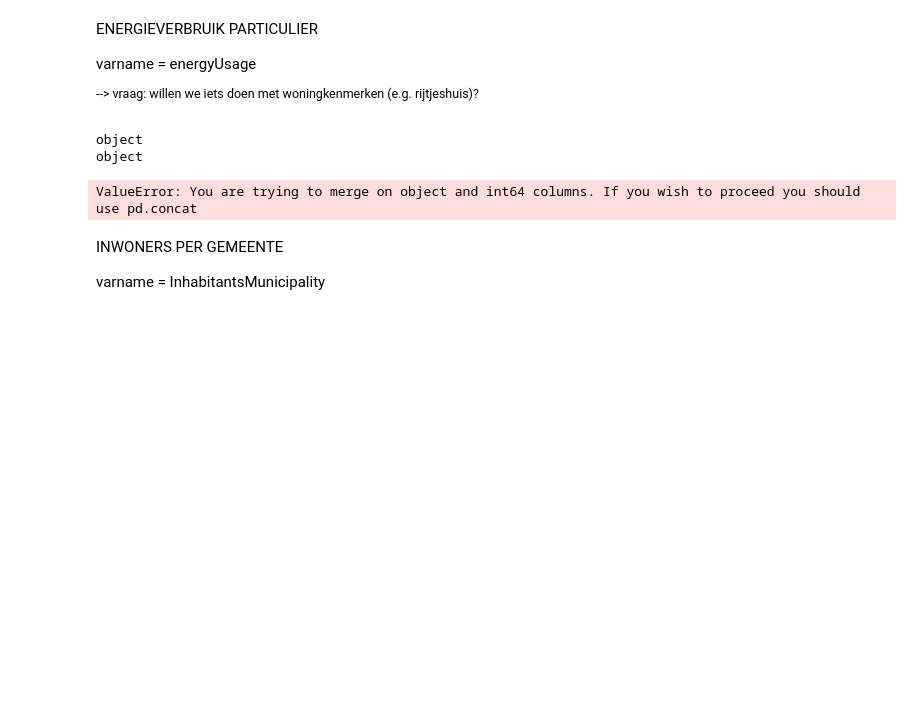
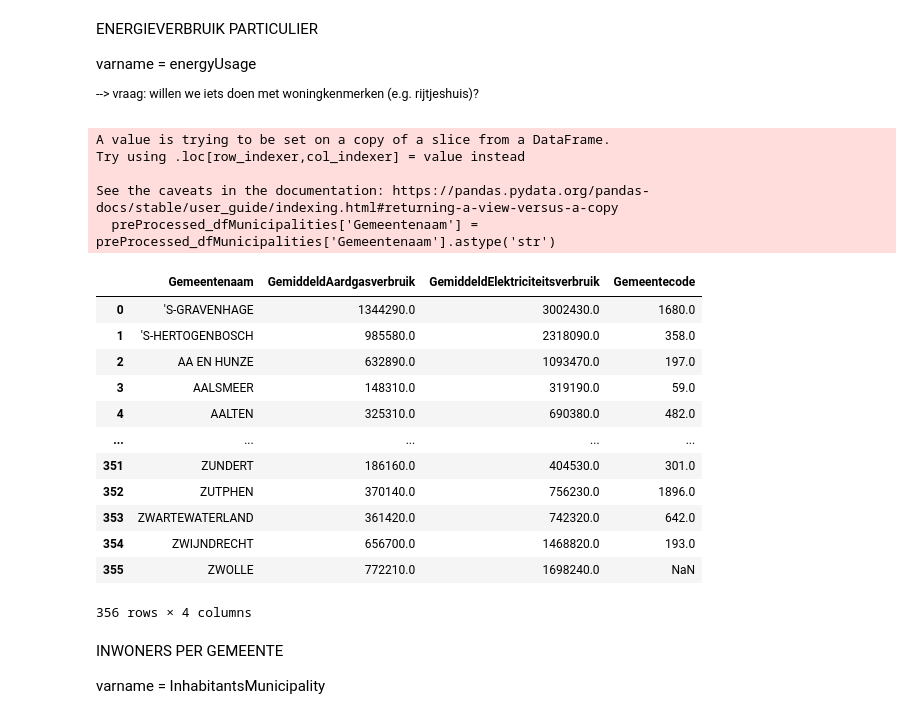
Before and after one commit to lucasnijder/2AMD20-group19, a Jupyter notebook: preprocessing.ipynb, the cells around one changed output. Cells and saved outputs as stored; diff of their text form; code cells hidden in the pictures; blank space fills up the shorter version.

Commit message:
visualised EnergyUsage

```diff
--- a/preprocessing.ipynb
+++ b/preprocessing.ipynb
@@ -124,34 +124,49 @@ varname = energyUsage
 # %%
 urlEnergyUsage = "https://raw.githubusercontent.com/lucasnijder/2AMD20-group19/main/1_source_data/energieverbruik%20particuliere%20woniningen%20-%2084837NED_UntypedDataSet_21052022_135719.csv"
 dfEnergyUsage = pd.read_csv(urlEnergyUsage, header=0, encoding= "unicode_escape", sep =";")
 
 columnRenaming_energyUsage = {"Gemeentenaam_1":'Gemeentenaam',
                         "GemiddeldAardgasverbruik_4":"GemiddeldAardgasverbruik",
                         "GemiddeldElektriciteitsverbruik_5":"GemiddeldElektriciteitsverbruik"}
 columnsNecessary_energyUsage = ["Gemeentenaam", "GemiddeldAardgasverbruik","GemiddeldElektriciteitsverbruik"]
 
 preProcessed_dfEnergyUsage = dfEnergyUsage.rename(columnRenaming_energyUsage, axis=1)
 preProcessed_dfEnergyUsage = preProcessed_dfEnergyUsage[columnsNecessary_energyUsage]
 
 preProcessed_dfEnergyUsage["GemiddeldAardgasverbruik"] = pd.to_numeric(preProcessed_dfEnergyUsage["GemiddeldAardgasverbruik"], errors="coerce")
 preProcessed_dfEnergyUsage["GemiddeldElektriciteitsverbruik"] = pd.to_numeric(preProcessed_dfEnergyUsage["GemiddeldElektriciteitsverbruik"], errors="coerce")
 
 grouped_preProcessed_dfEnergyUsage = preProcessed_dfEnergyUsage.groupby(["Gemeentenaam"])[["GemiddeldAardgasverbruik","GemiddeldElektriciteitsverbruik"]].sum().reset_index()
 grouped_preProcessed_dfEnergyUsage['Gemeentenaam'] = grouped_preProcessed_dfEnergyUsage['Gemeentenaam'].str.strip().str.upper()
 
 # join with Municipalities to add the Gemeentecode
+preProcessed_dfMunicipalities['Gemeentenaam'] = preProcessed_dfMunicipalities['Gemeentenaam'].astype('str')
+grouped_preProcessed_dfEnergyUsage['Gemeentenaam'] = grouped_preProcessed_dfEnergyUsage['Gemeentenaam'].astype('str')
 
-print(preProcessed_dfMunicipalities['Gemeentenaam'].dtype)
-print(grouped_preProcessed_dfEnergyUsage['Gemeentenaam'].dtype)
-
-Joinedgrouped_preProcessed_dfEnergyUsage = grouped_preProcessed_dfEnergyUsage.join(preProcessed_dfMunicipalities, on='Gemeentenaam', how='left')
-
-#Joinedgrouped_preProcessed_dfEnergyUsage.to_csv('2_preprocessed_data/EnergyUsage.csv', index=False)
+# NOTE: THEY NEED TO BE CONVERTED TO INTS INSTEAD OF FLOATS
+Joinedgrouped_preProcessed_dfEnergyUsage = grouped_preProcessed_dfEnergyUsage.merge(preProcessed_dfMunicipalities[['Gemeentecode','Gemeentenaam']], on='Gemeentenaam', how='left')
+# Joinedgrouped_preProcessed_dfEnergyUsage['Gemeentecode'] = Joinedgrouped_preProcessed_dfEnergyUsage['Gemeentecode'].astype('int')
+Joinedgrouped_preProcessed_dfEnergyUsage.to_csv('2_preprocessed_data/EnergyUsage.csv', index=False)
 Joinedgrouped_preProcessed_dfEnergyUsage
 # %% [output]
-object
-object
+A value is trying to be set on a copy of a slice from a DataFrame.
+Try using .loc[row_indexer,col_indexer] = value instead
+
+See the caveats in the documentation: https://pandas.pydata.org/pandas-docs/stable/user_guide/indexing.html#returning-a-view-versus-a-copy
+  preProcessed_dfMunicipalities['Gemeentenaam'] = preProcessed_dfMunicipalities['Gemeentenaam'].astype('str')
+|  | Gemeentenaam | GemiddeldAardgasverbruik | GemiddeldElektriciteitsverbruik | Gemeentecode |
+| 0 | 'S-GRAVENHAGE | 1344290.0 | 3002430.0 | 1680.0 |
+| 1 | 'S-HERTOGENBOSCH | 985580.0 | 2318090.0 | 358.0 |
+| 2 | AA EN HUNZE | 632890.0 | 1093470.0 | 197.0 |
+| 3 | AALSMEER | 148310.0 | 319190.0 | 59.0 |
+| 4 | AALTEN | 325310.0 | 690380.0 | 482.0 |
+| ... | ... | ... | ... | ... |
+| 351 | ZUNDERT | 186160.0 | 404530.0 | 301.0 |
+| 352 | ZUTPHEN | 370140.0 | 756230.0 | 1896.0 |
+| 353 | ZWARTEWATERLAND | 361420.0 | 742320.0 | 642.0 |
+| 354 | ZWIJNDRECHT | 656700.0 | 1468820.0 | 193.0 |
+| 355 | ZWOLLE | 772210.0 | 1698240.0 | NaN |
-ValueError: You are trying to merge on object and int64 columns. If you wish to proceed you should use pd.concat
+356 rows × 4 columns
 # %% [markdown]
 INWONERS PER GEMEENTE
 
```
Also changed, not shown: 1 other file.
